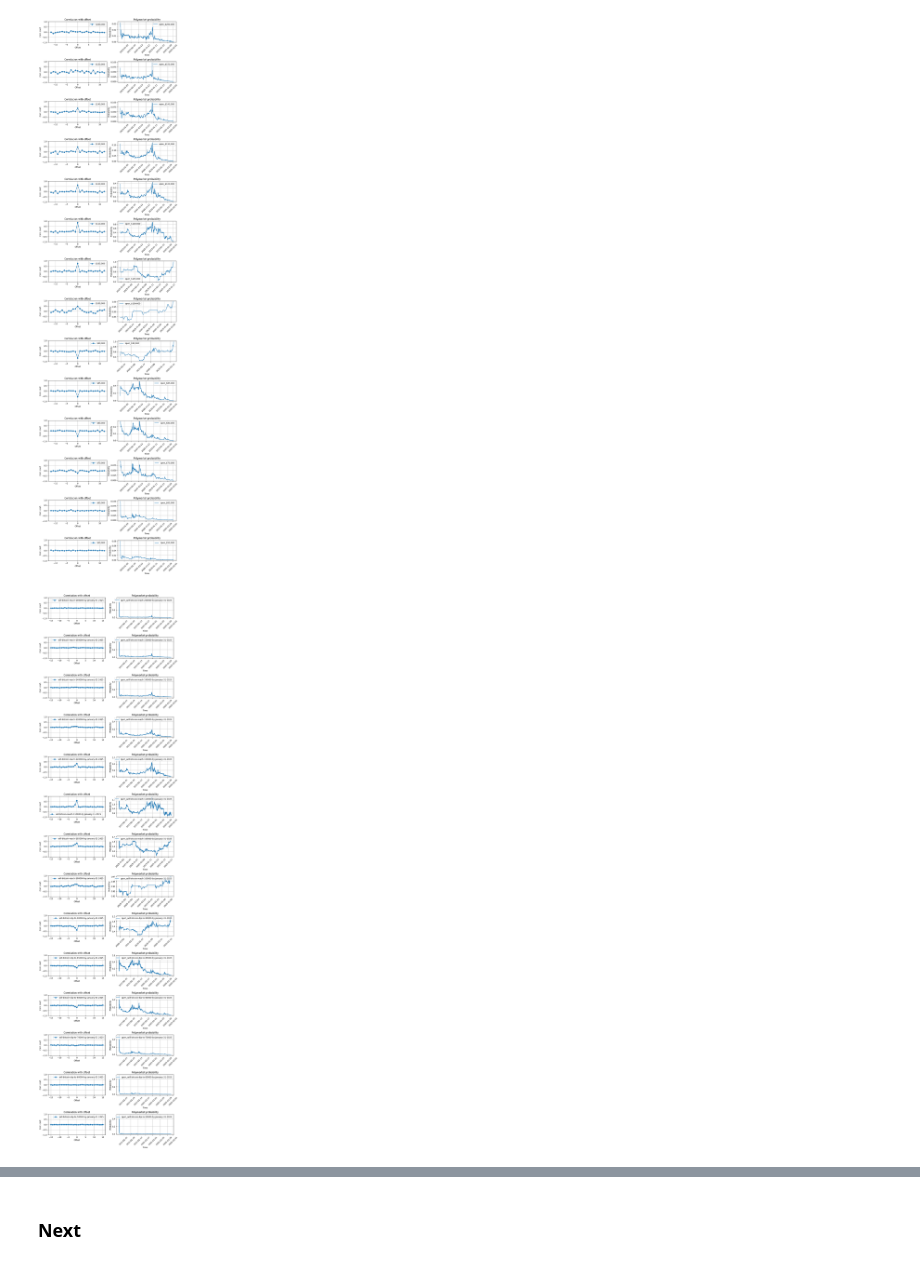
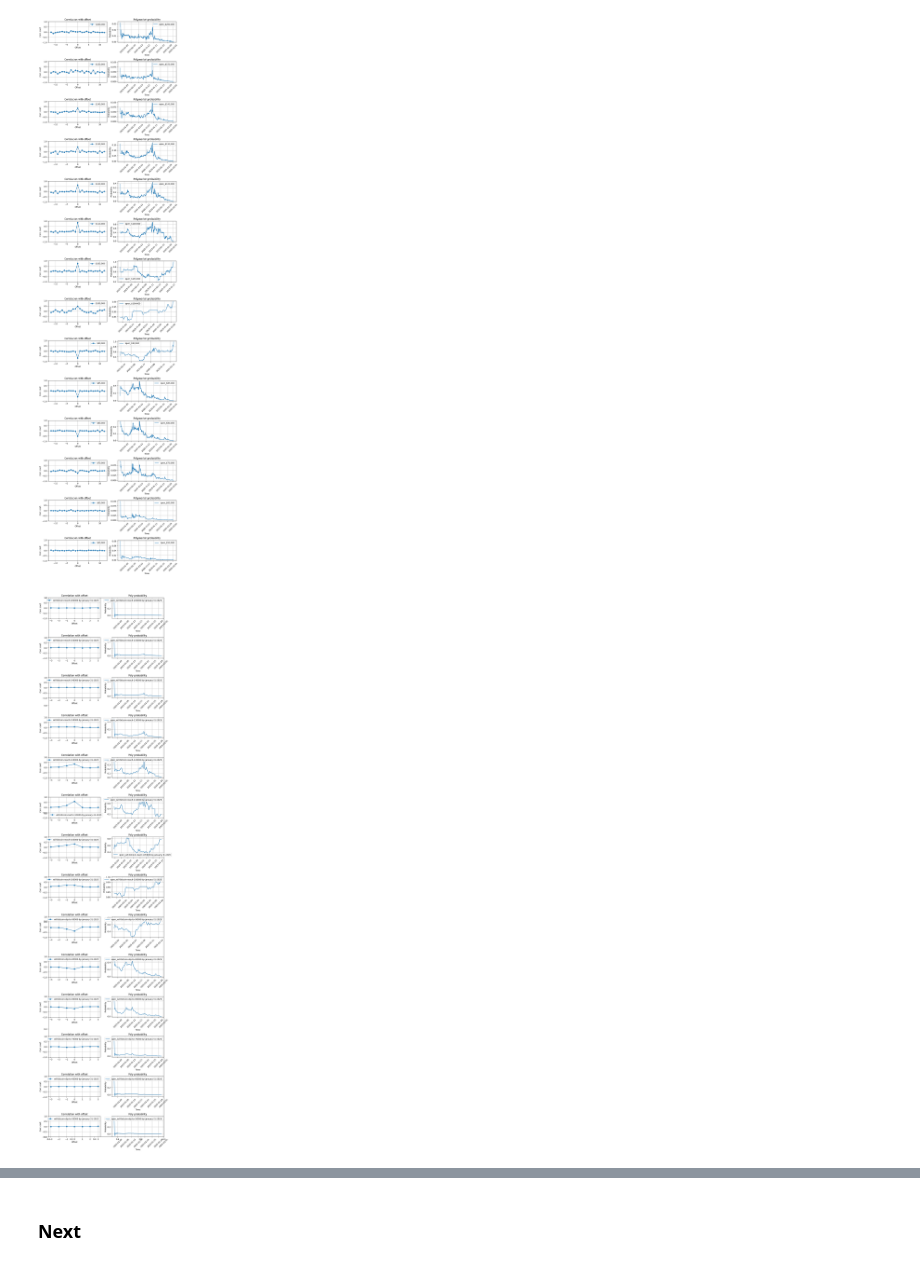
Before and after one commit to DiceNameIsMy/algotrading, a Jupyter notebook: src/main.ipynb, the cells around one changed output, grey strips where cells are left out. Saved outputs shown, nothing was run; the diff lists cells and outputs as text; code cells hidden in the pictures.

Commit message:
ref: Analysis plotting & don't rescale binance data

```diff
--- a/src/main.ipynb
+++ b/src/main.ipynb
@@ -69,12 +69,12 @@ Market confidence in "BTC will hit 80k by March 31"
 # %% [markdown]
 I have attempted to make a correlation between polymarket probabilities and BTC price changes. Below it is shown that they indeed are correlated in short term.
 # %%
-from analysis import plot_delta_correlation
+import importlib
+import analysis
 import poly_datasets
-import data
 
 fidelity = 60 * 24
-pm_df = poly_datasets.load_pm_dataset('1_pm_BTC_1d.csv')
+market_data = poly_datasets.load_pm_dataset('1_pm_BTC_1d.csv')
 
-plot_delta_correlation(pm_df, data.FIDELITY_MAPPING[fidelity], 3)
+analysis.plot_delta_correlation(market_data, fidelity, 3)
 # %% [output]
@@ -82,43 +82,42 @@ plot_delta_correlation(pm_df, data.FIDELITY_MAPPING[fidelity], 3)
 # %%
 fidelity = 60 * 24
-pm_df = poly_datasets.load_pm_dataset('2_pm_BTC_1d.csv')
+market_data = poly_datasets.load_pm_dataset('2_pm_BTC_1d.csv')
 
-plot_delta_correlation(pm_df, data.FIDELITY_MAPPING[fidelity], 5)
+analysis.plot_delta_correlation(market_data, fidelity, 5)
 # %% [output]
 Skipping $100,000 due to insufficient data
 [figure]
 # %%
 fidelity = 60
-pm_df = poly_datasets.load_pm_dataset('2_pm_BTC_1h.csv')
+market_data = poly_datasets.load_pm_dataset('2_pm_BTC_1h.csv')
 
-plot_delta_correlation(pm_df, data.FIDELITY_MAPPING[fidelity], 12)
+analysis.plot_delta_correlation(market_data, fidelity, 12)
 # %% [output]
 [figure]
 # %%
-# importlib.reload(poly_api)
+importlib.reload(analysis)
 
 from datetime import datetime
-import analysis
 import poly_api
 
 # Same markets as in 2_pm_BTC_1(d|h).csv
 market_ids = "0xc2c1038424a37a044781d1915e82ddbea1515d79cdb8966a2bf0a658b178b21c,0x69c7ea583787dee4228468864414f33c84c3ab58c2eaba37ca7a5c0aed4e899e,0xd7fa09afd9c184f94edb6f15f5f98640dc3f5418ffbd520a10ef3f4775414c73,0x78dd44195111f89210b059180792a1fa156d1f211392e76575dc36846e815987,0x7c662197ecf9c6c2441c1cb57e8c8a761a5782eeb0c219dc14daf3f165d188a1,0x0f3131c874579825ecdbbda8c7aeed071aa908d7c993792c393285900e68906f,0x44c5b4d851e8c06698c13b54e8ba33e37637e13bdb3f375ce0b6727b2aa06b48,0x0bdabf234110590a6475e88f386ec7512f0f0d8038989e39259f0eb995650594,0xcdab757d22e9ca242163475ed1426e6a8d2c9a579b39198f7cec223024ee2e89,0x8d29692749f246da11fb329a2ecaf95d08cc6c97d3f8ebe0c052d1ce42057595,0xda728da52dda8a465dd49a1e9a6daa000b2116bd799b18ec383c68e68c693bda,0x263c7f77dc9cc2a68ce238794051b4801ae0d0aa0b1242a54726a8860a1809e8,0xd100eaa5eb47d06b9f3f4ff37ad34c1e588b3f322cd8d7d408c379a2ce3ea03e,0x906a2b90f30c62e09dce56fababafafbc4338cb8dac94ac6c3038327d0447180".split(
     ","
 )
 
 # Load data with 3 minutes interval between samples
 fidelity = 3
 ts_options = poly_api.TSOptions(
     fidelity,
     (datetime.fromisoformat("2025-01-02 19:00"), datetime.fromisoformat("2025-01-30 23:00")),
 )
 market_data = poly_api.load_markets_data(market_ids, ts_options)
 
 processed_market_data = poly_datasets.process_pm_df(market_data)
 
 # Load corresponding BTC data from binance & plot it
 analysis.plot_delta_correlation(
-    processed_market_data, data.FIDELITY_MAPPING[fidelity], 15
+    processed_market_data, fidelity, 3
 )
 # %% [output]
-[figure, old version]
+[figure, new version]
```
Also changed, not shown: parts of 3 cells of this notebook, 3 other files.
